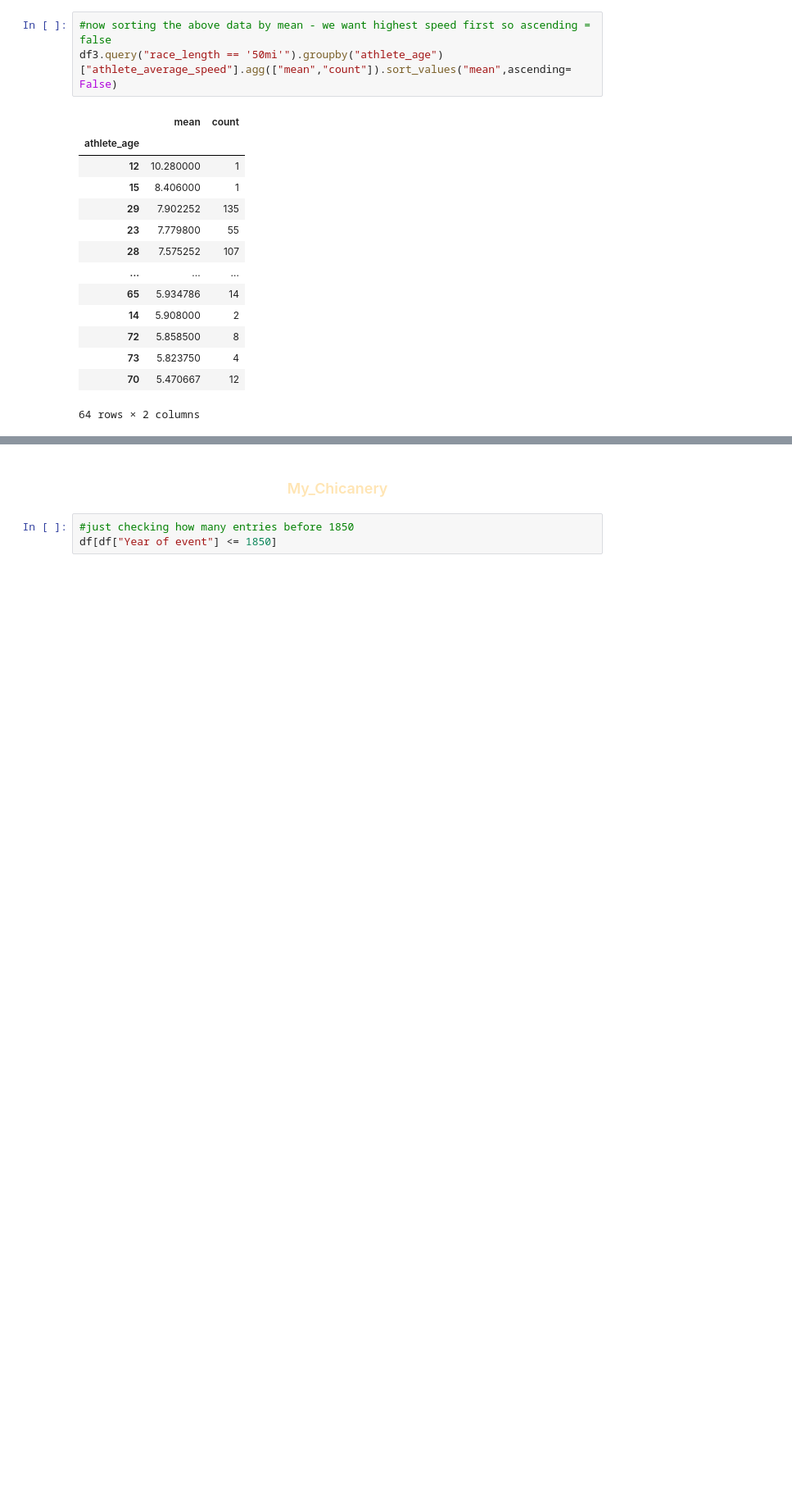
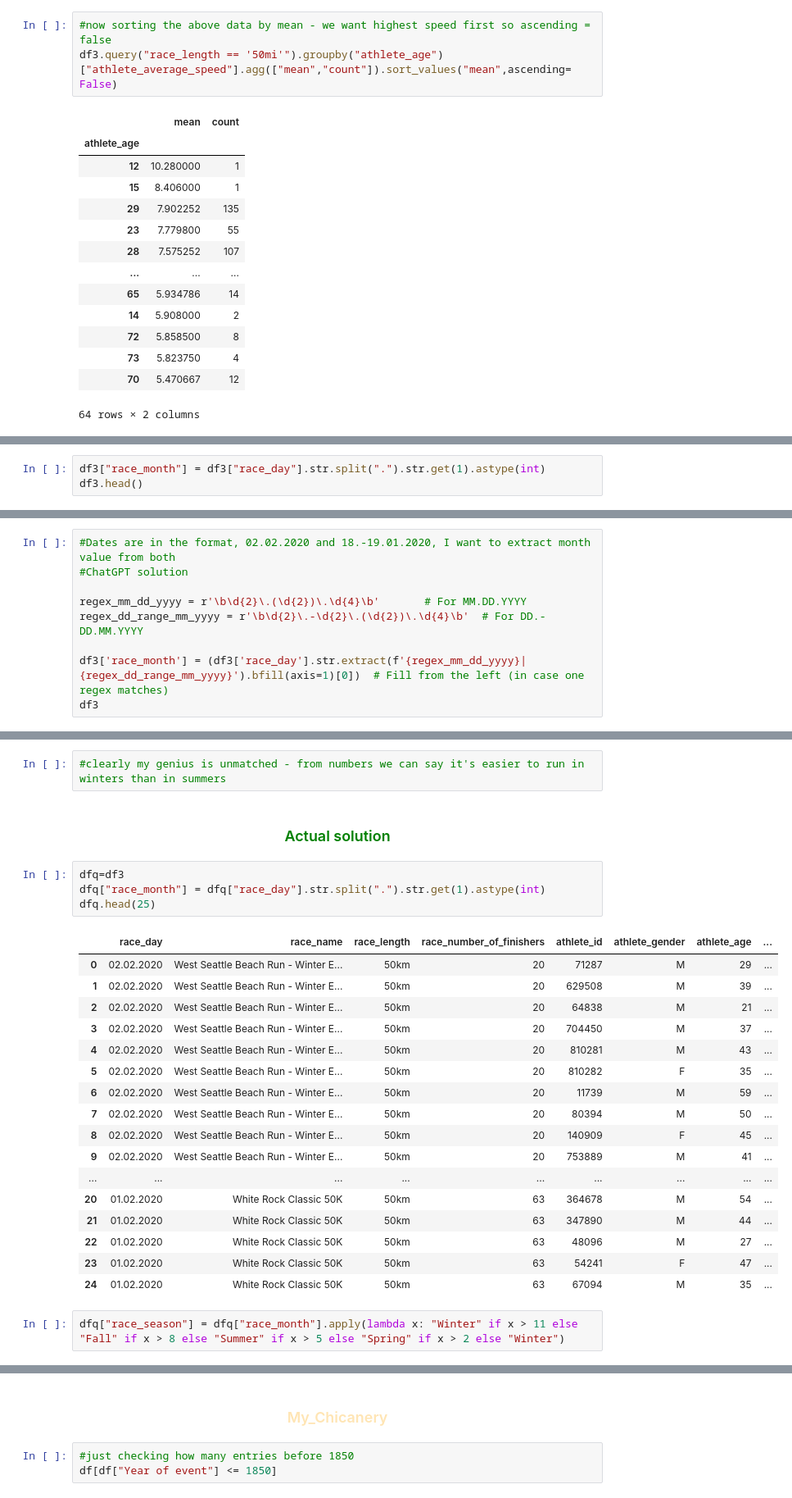
Before and after one commit to corpsedust/Python_Stuff, a Jupyter notebook: EDA_Project_1.ipynb, the cells around one changed output, grey strips where cells are left out. Shown at 82% size. Saved outputs shown, nothing was run; the diff lists cells and outputs as text; blank space fills up the shorter version.

```diff
--- a/EDA_Project_1.ipynb
+++ b/EDA_Project_1.ipynb
@@ -875,0 +931,3 @@ df3.query("race_length == '50mi'").groupby("athlete_age")["athlete_average_speed
+# %%
+df3["race_month"] = df3["race_day"].str.split(".").str.get(1).astype(int)
+df3.head()
@@ -875,0 +1002,9 @@ df3.query("race_length == '50mi'").groupby("athlete_age")["athlete_average_speed
+# %%
+#Dates are in the format, 02.02.2020 and 18.-19.01.2020, I want to extract month value from both
+#ChatGPT solution
+
+regex_mm_dd_yyyy = r'\b\d{2}\.(\d{2})\.\d{4}\b'       # For MM.DD.YYYY
+regex_dd_range_mm_yyyy = r'\b\d{2}\.-\d{2}\.(\d{2})\.\d{4}\b'  # For DD.-DD.MM.YYYY
+
+df3['race_month'] = (df3['race_day'].str.extract(f'{regex_mm_dd_yyyy}|{regex_dd_range_mm_yyyy}').bfill(axis=1)[0])  # Fill from the left (in case one regex matches)
+df3
@@ -875,0 +1078,28 @@ df3.query("race_length == '50mi'").groupby("athlete_age")["athlete_average_speed
+# %%
+#clearly my genius is unmatched - from numbers we can say it's easier to run in winters than in summers
+# %% [markdown]
+<h3 style = "text-align : center;color: green">Actual solution</h3>
+# %%
+dfq=df3
+dfq["race_month"] = dfq["race_day"].str.split(".").str.get(1).astype(int)
+dfq.head(25)
+# %% [output]
+|  | race_day | race_name | race_length | race_number_of_finishers | athlete_id | athlete_gender | athlete_age | ... |
+| 0 | 02.02.2020 | West Seattle Beach Run - Winter E... | 50km | 20 | 71287 | M | 29 | ... |
+| 1 | 02.02.2020 | West Seattle Beach Run - Winter E... | 50km | 20 | 629508 | M | 39 | ... |
+| 2 | 02.02.2020 | West Seattle Beach Run - Winter E... | 50km | 20 | 64838 | M | 21 | ... |
+| 3 | 02.02.2020 | West Seattle Beach Run - Winter E... | 50km | 20 | 704450 | M | 37 | ... |
+| 4 | 02.02.2020 | West Seattle Beach Run - Winter E... | 50km | 20 | 810281 | M | 43 | ... |
+| 5 | 02.02.2020 | West Seattle Beach Run - Winter E... | 50km | 20 | 810282 | F | 35 | ... |
+| 6 | 02.02.2020 | West Seattle Beach Run - Winter E... | 50km | 20 | 11739 | M | 59 | ... |
+| 7 | 02.02.2020 | West Seattle Beach Run - Winter E... | 50km | 20 | 80394 | M | 50 | ... |
+| 8 | 02.02.2020 | West Seattle Beach Run - Winter E... | 50km | 20 | 140909 | F | 45 | ... |
+| 9 | 02.02.2020 | West Seattle Beach Run - Winter E... | 50km | 20 | 753889 | M | 41 | ... |
+| ... | ... | ... | ... | ... | ... | ... | ... | ... |
+| 20 | 01.02.2020 | White Rock Classic 50K | 50km | 63 | 364678 | M | 54 | ... |
+| 21 | 01.02.2020 | White Rock Classic 50K | 50km | 63 | 347890 | M | 44 | ... |
+| 22 | 01.02.2020 | White Rock Classic 50K | 50km | 63 | 48096 | M | 27 | ... |
+| 23 | 01.02.2020 | White Rock Classic 50K | 50km | 63 | 54241 | F | 47 | ... |
+| 24 | 01.02.2020 | White Rock Classic 50K | 50km | 63 | 67094 | M | 35 | ... |
+# %%
+dfq["race_season"] = dfq["race_month"].apply(lambda x: "Winter" if x > 11 else "Fall" if x > 8 else "Summer" if x > 5 else "Spring" if x > 2 else "Winter")
```
Also changed, not shown: parts of 24 cells of this notebook.
